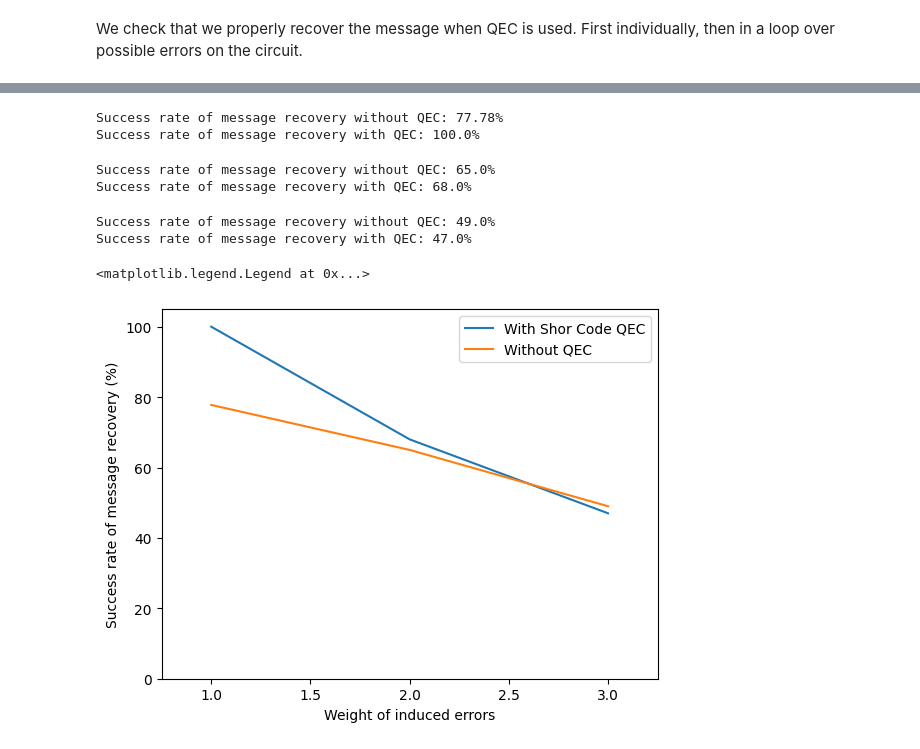
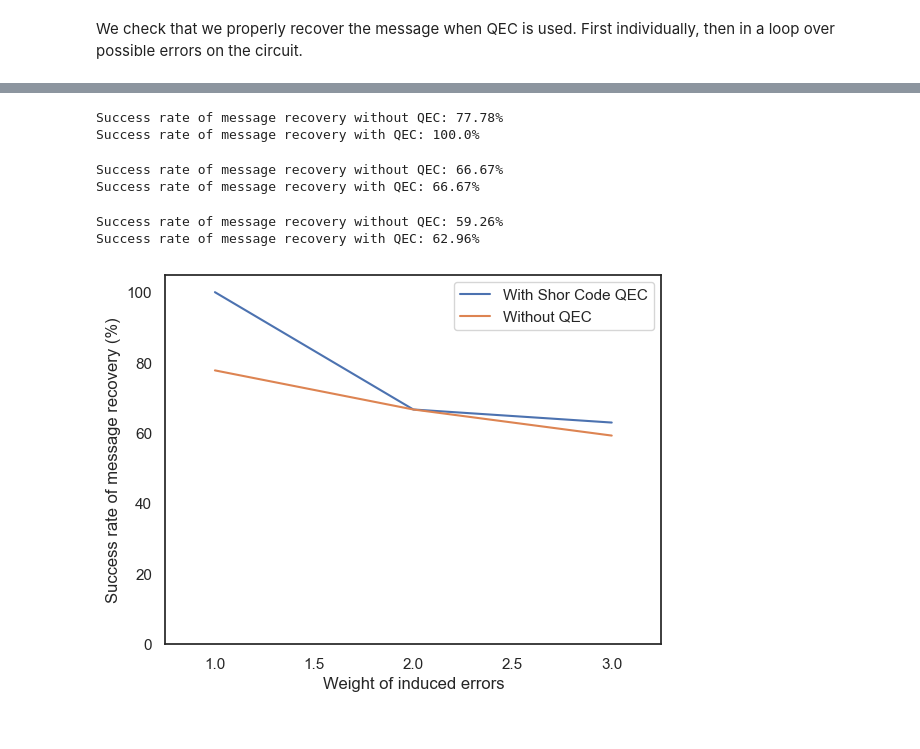
Before and after one commit to GT-Quantum-Computing-Association/LogicalQ, a Jupyter notebook: demos/fragments/ShorCode.ipynb, the cells around one changed output, grey strips where cells are left out. Cells and saved outputs as stored; diff of their text form; code cells hidden in the pictures.

Commit message:
Major bug fixes. Added fidelity calculation / plotting.

```diff
--- a/demos/fragments/ShorCode.ipynb
+++ b/demos/fragments/ShorCode.ipynb
@@ -407,10 +447,19 @@ def run_full_pass(simulator, message, syndromes_lookup, error = None, QEC = Fals
     pm = PassManager([UnBoxTask()])
     circuit = pm.run(circuit)
 
+    #circuit = transpile(circuit, simulator)
+    #result = simulator.run(circuit, shots=1).result()
+    #decoded_message = list(result.get_counts().keys())[0][-1]
+    #full_key = list(result.get_counts().keys())[0]
+    #decoded_message = full_key.split(' ')[0]
+    #sv = result.get_statevector()
+    #sv.parti
+
     circuit = transpile(circuit, simulator)
     result = simulator.run(circuit, shots=1).result()
     #decoded_message = list(result.get_counts().keys())[0][-1]
     full_key = list(result.get_counts().keys())[0]
+    #decoded_message = full_key.split(' ')[-1]#
     decoded_message = full_key.split(' ')[0]
 
     # Check fidelity
@@ -420,12 +469,12 @@ def run_full_pass(simulator, message, syndromes_lookup, error = None, QEC = Fals
     reduced_rho = partial_trace(sv, qubits_to_trace)
     reduced_sv = reduced_rho.to_statevector()
 
-    ideal_sv = Statevector.from_label(str(message) * 9)
+    ideal_sv = Statevector.from_label(8 * '0' + str(message))
     fidelity = state_fidelity(reduced_sv, ideal_sv)
 
     return decoded_message, fidelity
 # %%
-max_samples = 100
+max_samples = 27
 
 simulator = AerSimulator()
 syndromes_lookup = generate_syndrome_lookup_table(shor_code)
@@ -470,24 +519,24 @@ for weight in range(1,4):
     QEC_success_rates.append(QEC_success_rate)
     no_QEC_success_rates.append(no_QEC_success_rate)
 
-    QEC_fidel_ave.append(np.mean(QEC_fidelities))
-    no_QEC_fidel_ave.append(np.mean(no_QEC_fidelities))
+    QEC_fidel_ave.append(QEC_fidelities)
+    no_QEC_fidel_ave.append(no_QEC_fidelities)
 # %% [output]
 Success rate of message recovery without QEC: 77.78%
 Success rate of message recovery with QEC: 100.0%
-Success rate of message recovery without QEC: 65.0%
-Success rate of message recovery with QEC: 68.0%
+Success rate of message recovery without QEC: 66.67%
+Success rate of message recovery with QEC: 66.67%
-Success rate of message recovery without QEC: 49.0%
-Success rate of message recovery with QEC: 47.0%
+Success rate of message recovery without QEC: 59.26%
+Success rate of message recovery with QEC: 62.96%
 # %%
 import matplotlib.pyplot as plt
 plt.plot(np.arange(1, 1+len(QEC_success_rates)), QEC_success_rates, label="With Shor Code QEC")
 plt.plot(np.arange(1, 1+len(no_QEC_success_rates)), no_QEC_success_rates, label="Without QEC")
 plt.xlabel("Weight of induced errors")
 plt.ylabel("Success rate of message recovery (%)")
 plt.ylim([0,105])
 plt.xlim([0.75, len(QEC_success_rates) + 0.25])
-plt.legend()
+legend = plt.legend()
+legend.get_frame().set_facecolor('white')
 # %% [output]
-<matplotlib.legend.Legend at 0x...>
-[figure, old version]
+[figure, new version]
```
Also changed, not shown: parts of 9 cells of this notebook.
